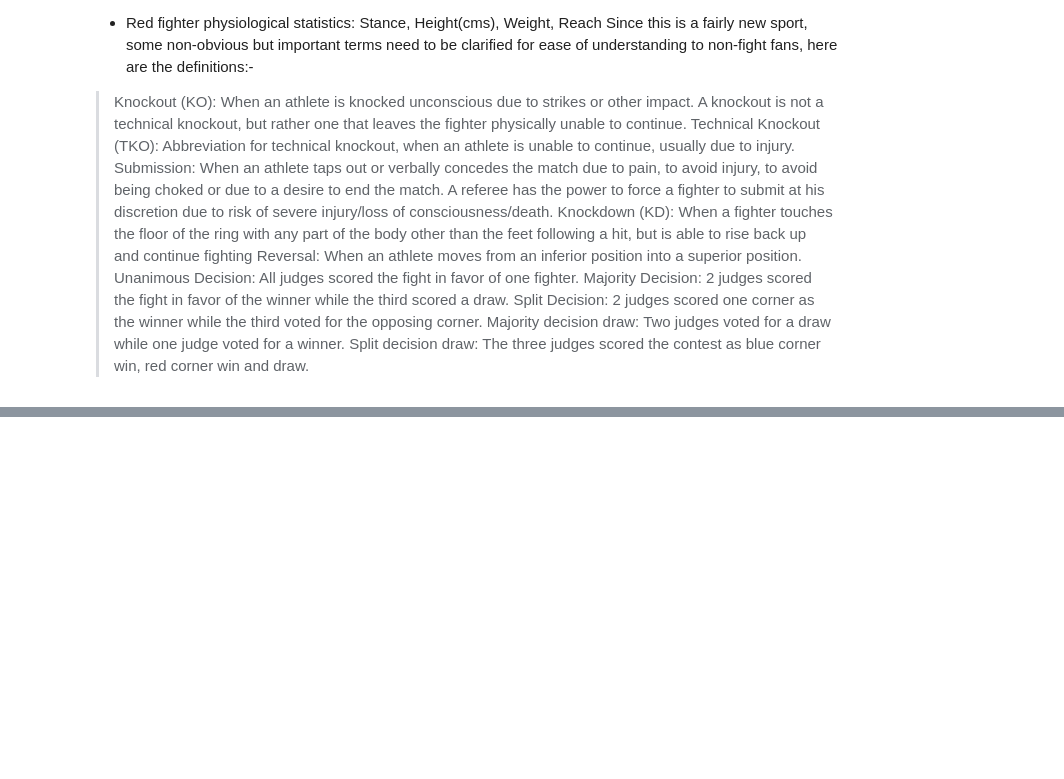
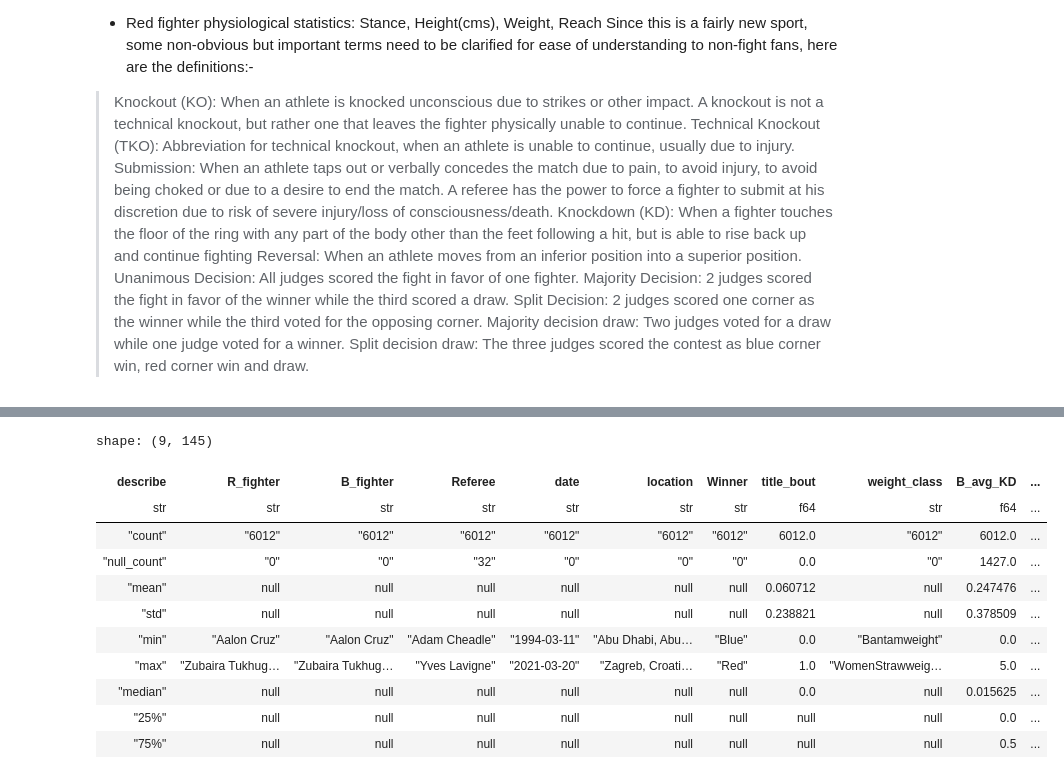
Before and after one commit to anishmitra9666/MMA, a Jupyter notebook: code.ipynb, the cells around one changed output, grey strips where cells are left out. Saved outputs shown, nothing was run; the diff lists cells and outputs as text; code cells hidden in the pictures; blank space fills up the shorter version.

```diff
--- a/code.ipynb
+++ b/code.ipynb
@@ -102,0 +143,16 @@ df.shape
+# %%
+# Looking at summary statistics
+df.describe()
+# %% [output]
+shape: (9, 145)
+| describe | R_fighter | B_fighter | Referee | date | location | Winner | title_bout | weight_class | B_avg_KD | ... |
+| str | str | str | str | str | str | str | f64 | str | f64 | ... |
+| "count" | "6012" | "6012" | "6012" | "6012" | "6012" | "6012" | 6012.0 | "6012" | 6012.0 | ... |
+| "null_count" | "0" | "0" | "32" | "0" | "0" | "0" | 0.0 | "0" | 1427.0 | ... |
+| "mean" | null | null | null | null | null | null | 0.060712 | null | 0.247476 | ... |
+| "std" | null | null | null | null | null | null | 0.238821 | null | 0.378509 | ... |
+| "min" | "Aalon Cruz" | "Aalon Cruz" | "Adam Cheadle" | "1994-03-11" | "Abu Dhabi, Abu… | "Blue" | 0.0 | "Bantamweight" | 0.0 | ... |
+| "max" | "Zubaira Tukhug… | "Zubaira Tukhug… | "Yves Lavigne" | "2021-03-20" | "Zagreb, Croati… | "Red" | 1.0 | "WomenStrawweig… | 5.0 | ... |
+| "median" | null | null | null | null | null | null | 0.0 | null | 0.015625 | ... |
+| "25%" | null | null | null | null | null | null | null | null | 0.0 | ... |
+| "75%" | null | null | null | null | null | null | null | null | 0.5 | ... |
```
Also changed, not shown: parts of 13 cells of this notebook.
